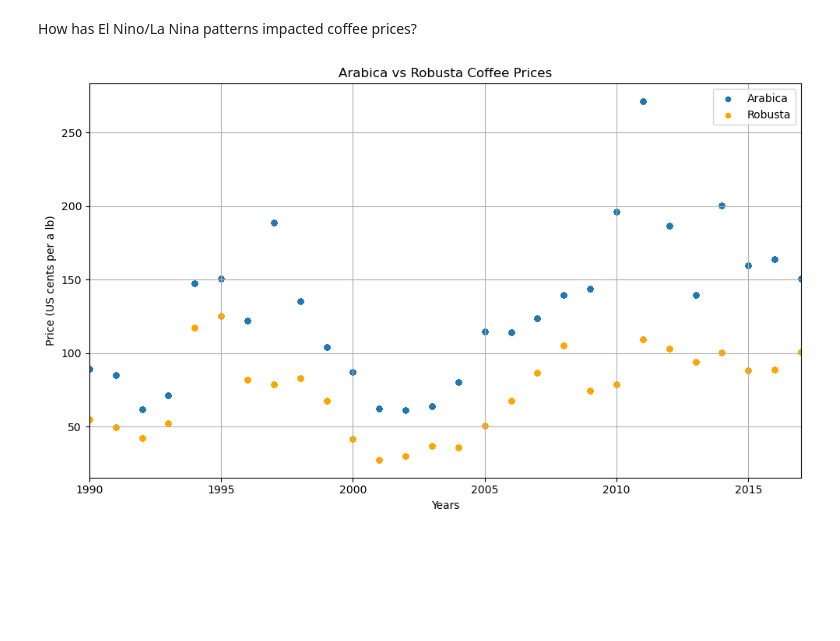
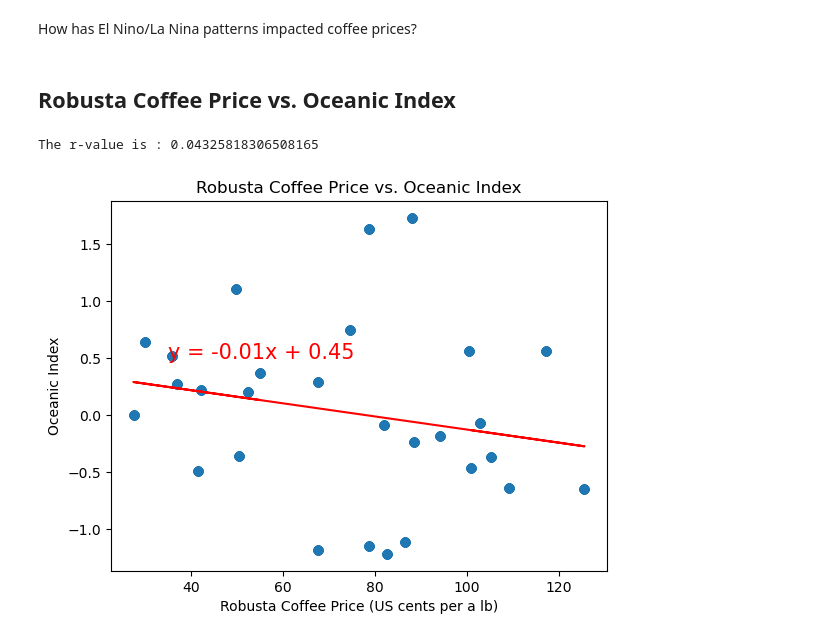
Before and after one commit to AAlbers341/project1_coffee_analysis, a Jupyter notebook: EDA/coffee_data_merged.ipynb, the cells around one changed output. Saved outputs shown, nothing was run; the diff lists cells and outputs as text; code cells hidden in the pictures; blank space fills up the shorter version.

Commit message:
regression analysis

```diff
--- a/EDA/coffee_data_merged.ipynb
+++ b/EDA/coffee_data_merged.ipynb
@@ -34,25 +35,32 @@ coffee_data_df.head()
 # %% [markdown]
 How has El Nino/La Nina patterns impacted coffee prices?
 # %%
+# Function to create Linear Regression plots
+def regression_analysis(df,x_col,y_col):
+    x = df[x_col].values
+    y = df[y_col].values
+    (slope, intercept, rvalue, pvalue, stderr) = linregress(x, y)
+    regress_values = x * slope + intercept
+    line_eq = "y = " + str(round(slope,2)) + "x + " + str(round(intercept,2))
+    plt.scatter(x,y)
+    plt.plot(x,regress_values,"r-")
+    plt.annotate(line_eq, (35, 0.5), fontsize=15, color="red")
 
-# Calculate the minimum and maximum years
-year_start = coffee_data_df['Years'].min()
-year_end = coffee_data_df['Years'].max()
-
-# Create a scatter plot for Arabica and Robusta prices
-ax = coffee_data_df.plot(kind='scatter', x='Years', y='Global Price of Arabica Coffee (US cents per a lb)', figsize=(10, 6), label='Arabica')
-coffee_data_df.plot(kind='scatter', x='Years', y='Global Price of Robusta Coffee (US cents per a lb)', ax=ax, color='orange', label='Robusta')
-
-
-# Setting x-axis limits to display years from the minimum to maximum 'Years' values
-ax.set_xlim(year_start, year_end)
-
-plt.title('Arabica vs Robusta Coffee Prices')
-plt.xlabel('Years')
-plt.ylabel('Price (US cents per a lb)')
-plt.grid(True)
-plt.legend()
-plt.tight_layout()
-plt.show()
+    print(f"The r-value is : {rvalue**2}")
-# %% [output]
-[figure, removed]
+# %% [markdown]
+## Robusta Coffee Price vs. Oceanic Index
+# %%
+regression_analysis(coffee_data_df,'Global Price of Robusta Coffee (US cents per a lb)','Oceanic Index')
+
+# Config regression
+plt.xlabel('Robusta Coffee Price (US cents per a lb)')
+plt.ylabel('Oceanic Index')
+plt.title('Robusta Coffee Price vs. Oceanic Index')
+
+# Save figure
+plt.savefig('../Visuals/regression_analysis/robusta_oceanic.png')
+
+plt.show()
+# %% [output]
+The r-value is : 0.04325818306508165
+[figure, added]
```
Also changed, not shown: parts of 9 cells of this notebook, 8 other files.
